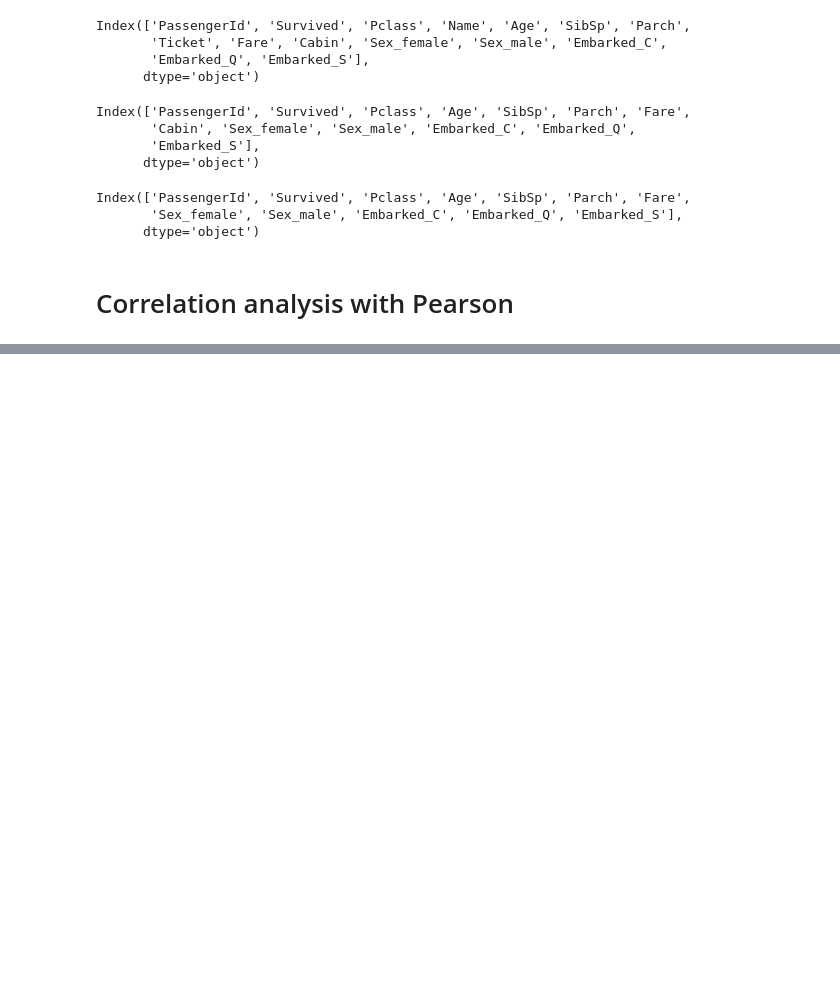
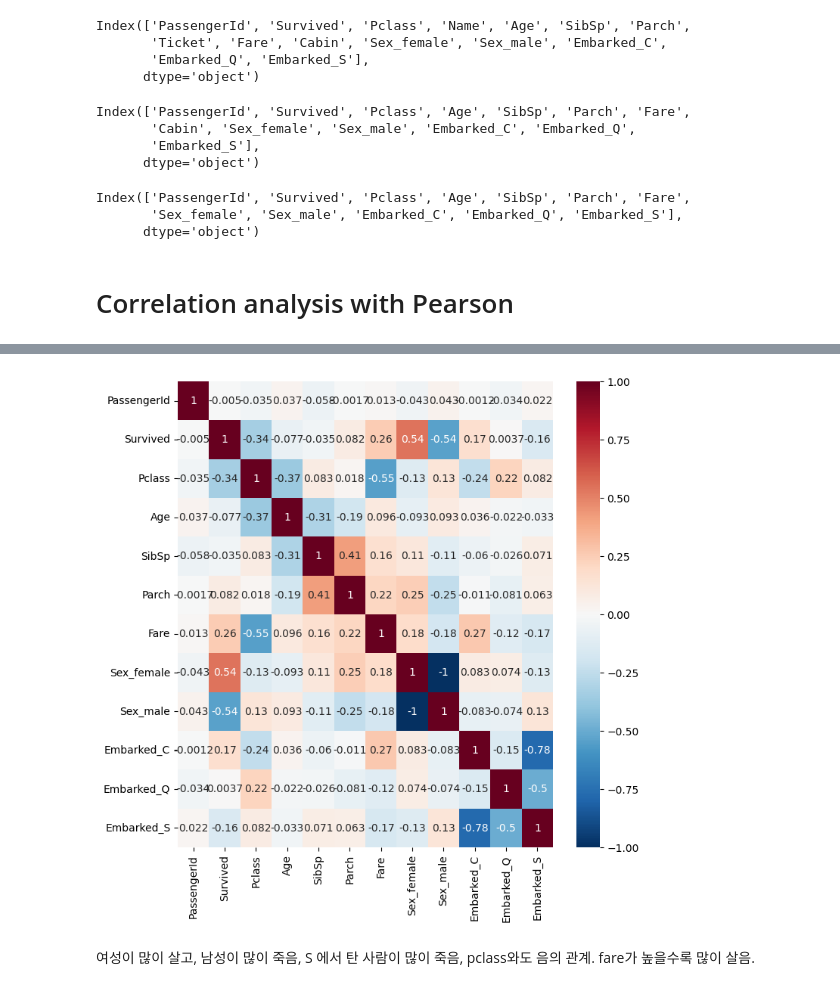
Before and after one commit to twndus/competition-log, a Jupyter notebook: pred_titanic/eda.ipynb, the cells around one changed output, grey strips where cells are left out. Drawn from its saved outputs; the diff is of its cells as text; code cells hidden in the pictures; blank space fills up the shorter version.

```diff
--- a/pred_titanic/eda.ipynb
+++ b/pred_titanic/eda.ipynb
@@ -153,3 +153,15 @@ df_corr.reset_index()
 | 9 | Embarked_C | -0.001205 | 0.168240 | -0.243292 | 0.036261 | -0.059528 | -0.011069 | 0.269335 | 0.082853 | -0.082853 | ... |
 | 10 | Embarked_Q | -0.033606 | 0.003650 | 0.221009 | -0.022405 | -0.026354 | -0.081228 | -0.117216 | 0.074115 | -0.074115 | ... |
 | 11 | Embarked_S | 0.022148 | -0.155660 | 0.081720 | -0.032523 | 0.070941 | 0.063036 | -0.166603 | -0.125722 | 0.125722 | ... |
+# %%
+df_corr = df.corr()
+
+plt.figure(figsize = (8,8))
+sns.heatmap(df_corr, annot=True, cmap='RdBu_r')
+plt.show()
+# ex.imshow(df_corr, color_continuous_scale='RdBu_r', text_auto=True, width=1000, height=1000)
+## https://plotly.com/python/heatmaps/
+# %% [output]
+[figure, added]
+# %% [markdown]
+여성이 많이 살고, 남성이 많이 죽음, S 에서 탄 사람이 많이 죽음, pclass와도 음의 관계. fare가 높을수록 많이 살음.
```
Also changed, not shown: parts of 1 cell of this notebook, 2 other files.
